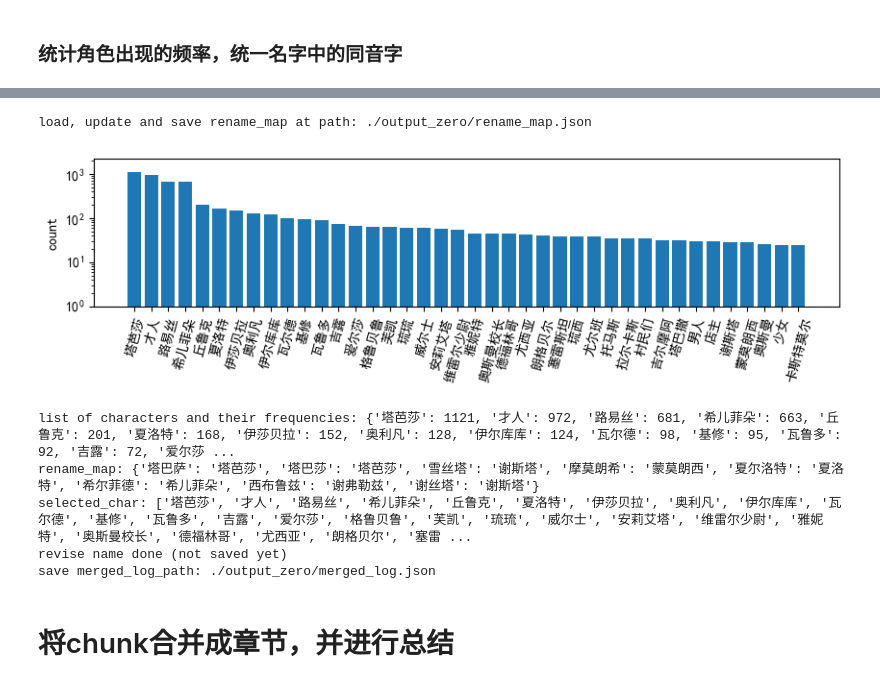
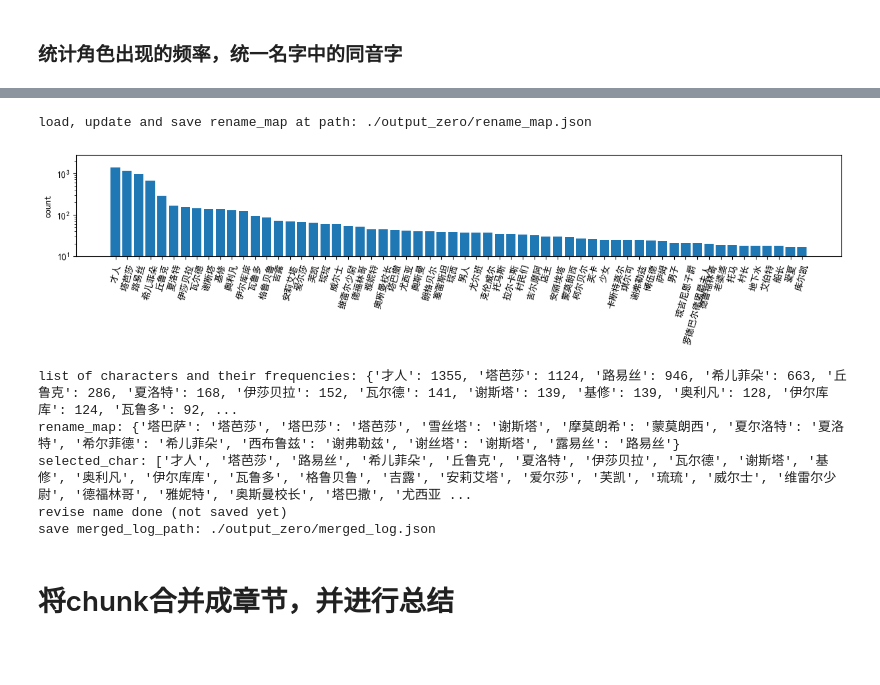
Before and after one commit to fangzhangmnm/novel2trpg, a Jupyter notebook: STEP3_chapter_summary.ipynb, the cells around one changed output, grey strips where cells are left out. Drawn from its saved outputs; the diff is of its cells as text; code cells hidden in the pictures; blank space fills up the shorter version.

```diff
--- a/STEP3_chapter_summary.ipynb
+++ b/STEP3_chapter_summary.ipynb
@@ -113,7 +114,7 @@ matplotlib.rcParams['font.sans-serif'] = ['SimHei']
 
 
 rename_map=json.load(open(rename_map_path,'r',encoding='utf-8')) if os.path.exists(rename_map_path) else {}
-rename_map_added={'塔巴萨':'塔芭莎','塔巴莎':'塔芭莎','雪丝塔':'谢斯塔','摩莫朗希':'蒙莫朗西','夏尔洛特':'夏洛特','希尔菲德':'希儿菲朵','西布鲁兹':'谢弗勒兹','谢丝塔':'谢斯塔'}
+rename_map_added={'塔巴萨':'塔芭莎','塔巴莎':'塔芭莎','雪丝塔':'谢斯塔','摩莫朗希':'蒙莫朗西','夏尔洛特':'夏洛特','希尔菲德':'希儿菲朵','西布鲁兹':'谢弗勒兹','谢丝塔':'谢斯塔','露易丝':'路易丝'}
 rename_map.update(rename_map_added)
 json.dump(rename_map, open(rename_map_path, 'w', encoding='utf-8'), ensure_ascii=False, indent=2)
 print('load, update and save rename_map at path:', rename_map_path)
@@ -136,12 +137,12 @@ def list_char_items(content, char):
             print(item)
 
 
-plt.figure(figsize=(10, 2))
-plt.bar(list(char_freq.keys())[:40], list(char_freq.values())[:40])
+plt.figure(figsize=(15, 2))
+plt.bar(list(char_freq.keys())[:60], list(char_freq.values())[:60])
 plt.xticks(rotation=75)
 plt.ylabel('count')
 plt.yscale('log')
-plt.ylim(1,np.max(list(char_freq.values())[:20])*2)
+plt.ylim(10,np.max(list(char_freq.values()))*2)
 plt.show()
 
 print('list of characters and their frequencies:',char_freq)
@@ -150,37 +151,37 @@ print('selected_char:', selected_char)
 
 # revising character name typo
 
 def revise_name(obj):
     if isinstance(obj,str):
         for from_name,to_name in rename_map.items():
             obj=obj.replace(from_name,to_name)
         return obj,True
     else:
         return obj,False
 
 def revise_json_object_recursive(obj,revise_func):
     obj,terminate=revise_func(obj)
     if not terminate:
         if isinstance(obj,dict):
             for key,value in obj.items():
                 obj[key]=revise_json_object_recursive(value,revise_func)
         if isinstance(obj,list):
             for i in range(len(obj)):
                 obj[i]=revise_json_object_recursive(obj[i],revise_func)
     return obj
 
 all_content=revise_json_object_recursive(all_content,revise_func=revise_name)
 chunks=revise_json_object_recursive(chunks,revise_func=revise_name)
 print('revise name done (not saved yet)')
 
 json.dump(all_content, open(merged_log_path, 'w', encoding='utf-8'), ensure_ascii=False, indent=2)
 print('save merged_log_path:', merged_log_path)
 # %% [output]
 load, update and save rename_map at path: ./output_zero/rename_map.json
-[figure, old version]
+[figure, new version]
-list of characters and their frequencies: {'塔芭莎': 1121, '才人': 972, '路易丝': 681, '希儿菲朵': 663, '丘鲁克': 201, '夏洛特': 168, '伊莎贝拉': 152, '奥利凡': 128, '伊尔库库': 124, '瓦尔德': 98, '基修': 95, '瓦鲁多': 92, '吉露': 72, '爱尔莎 ...
-rename_map: {'塔巴萨': '塔芭莎', '塔巴莎': '塔芭莎', '雪丝塔': '谢斯塔', '摩莫朗希': '蒙莫朗西', '夏尔洛特': '夏洛特', '希尔菲德': '希儿菲朵', '西布鲁兹': '谢弗勒兹', '谢丝塔': '谢斯塔'}
-selected_char: ['塔芭莎', '才人', '路易丝', '希儿菲朵', '丘鲁克', '夏洛特', '伊莎贝拉', '奥利凡', '伊尔库库', '瓦尔德', '基修', '瓦鲁多', '吉露', '爱尔莎', '格鲁贝鲁', '芙凯', '琉琉', '威尔士', '安莉艾塔', '维雷尔少尉', '雅妮特', '奥斯曼校长', '德福林哥', '尤西亚', '朗格贝尔', '塞雷 ...
+list of characters and their frequencies: {'才人': 1355, '塔芭莎': 1124, '路易丝': 946, '希儿菲朵': 663, '丘鲁克': 286, '夏洛特': 168, '伊莎贝拉': 152, '瓦尔德': 141, '谢斯塔': 139, '基修': 139, '奥利凡': 128, '伊尔库库': 124, '瓦鲁多': 92, ...
+rename_map: {'塔巴萨': '塔芭莎', '塔巴莎': '塔芭莎', '雪丝塔': '谢斯塔', '摩莫朗希': '蒙莫朗西', '夏尔洛特': '夏洛特', '希尔菲德': '希儿菲朵', '西布鲁兹': '谢弗勒兹', '谢丝塔': '谢斯塔', '露易丝': '路易丝'}
+selected_char: ['才人', '塔芭莎', '路易丝', '希儿菲朵', '丘鲁克', '夏洛特', '伊莎贝拉', '瓦尔德', '谢斯塔', '基修', '奥利凡', '伊尔库库', '瓦鲁多', '格鲁贝鲁', '吉露', '安莉艾塔', '爱尔莎', '芙凯', '琉琉', '威尔士', '维雷尔少尉', '德福林哥', '雅妮特', '奥斯曼校长', '塔巴撒', '尤西亚 ...
 revise name done (not saved yet)
 save merged_log_path: ./output_zero/merged_log.json
 # %% [markdown]
```
Also changed, not shown: parts of 7 cells of this notebook, 14 other files.
